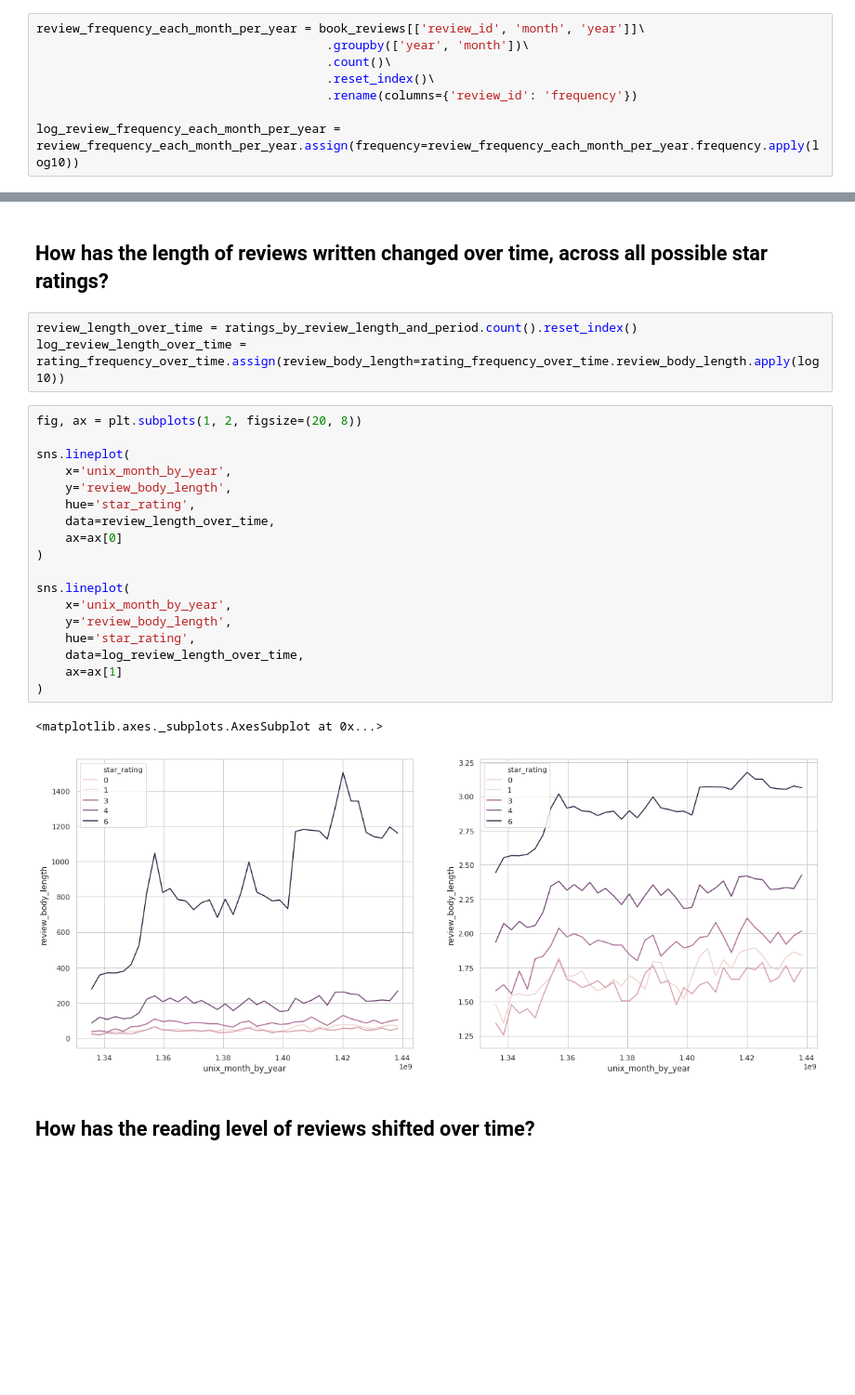
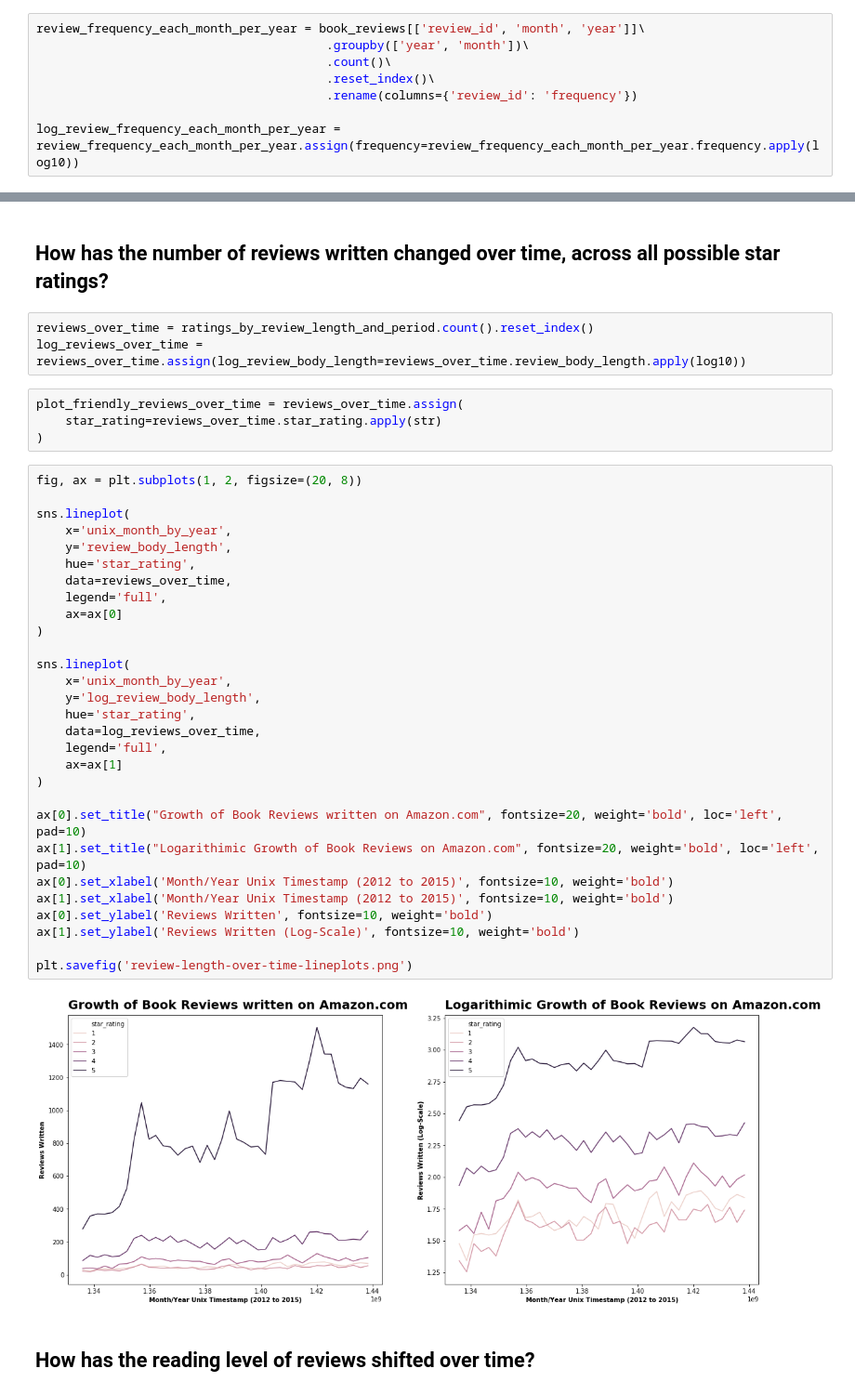
Before and after one commit to LambdaSchool/DS-Unit-1-Sprint-5-Data-Storytelling-Blog-Post, a Jupyter notebook: notebooks/amazon.ipynb, the cells around one changed output, grey strips where cells are left out. Shown at 93% size. Drawn from its saved outputs; the diff is of its cells as text; blank space fills up the shorter version.

Commit message:
fixed plot legend

```diff
--- a/notebooks/amazon.ipynb
+++ b/notebooks/amazon.ipynb
@@ -394,29 +375,43 @@ sns.lineplot(
 # %% [markdown]
-## How has the length of reviews written changed over time, across all possible star ratings?
+## How has the number of reviews written changed over time, across all possible star ratings?
 # %%
-review_length_over_time = ratings_by_review_length_and_period.count().reset_index()
-log_review_length_over_time = rating_frequency_over_time.assign(review_body_length=rating_frequency_over_time.review_body_length.apply(log10))
+reviews_over_time = ratings_by_review_length_and_period.count().reset_index()
+log_reviews_over_time = reviews_over_time.assign(log_review_body_length=reviews_over_time.review_body_length.apply(log10))
-# %%
-fig, ax = plt.subplots(1, 2, figsize=(20, 8))
-
-sns.lineplot(
-    x='unix_month_by_year',
-    y='review_body_length',
-    hue='star_rating',
-    data=review_length_over_time,
-    ax=ax[0]
-)
-
-sns.lineplot(
-    x='unix_month_by_year',
-    y='review_body_length',
-    hue='star_rating',
-    data=log_review_length_over_time,
-    ax=ax[1]
-)
-# %% [output]
-<matplotlib.axes._subplots.AxesSubplot at 0x...>
-[figure, removed]
+# %%
+plot_friendly_reviews_over_time = reviews_over_time.assign(
+    star_rating=reviews_over_time.star_rating.apply(str)
+)
+# %%
+fig, ax = plt.subplots(1, 2, figsize=(20, 8))
+
+sns.lineplot(
+    x='unix_month_by_year',
+    y='review_body_length',
+    hue='star_rating',
+    data=reviews_over_time,
+    legend='full',
+    ax=ax[0]
+)
+
+sns.lineplot(
+    x='unix_month_by_year',
+    y='log_review_body_length',
+    hue='star_rating',
+    data=log_reviews_over_time,
+    legend='full',
+    ax=ax[1]
+)
+
+ax[0].set_title("Growth of Book Reviews written on Amazon.com", fontsize=20, weight='bold', loc='left', pad=10)
+ax[1].set_title("Logarithimic Growth of Book Reviews on Amazon.com", fontsize=20, weight='bold', loc='left', pad=10)
+ax[0].set_xlabel('Month/Year Unix Timestamp (2012 to 2015)', fontsize=10, weight='bold')
+ax[1].set_xlabel('Month/Year Unix Timestamp (2012 to 2015)', fontsize=10, weight='bold')
+ax[0].set_ylabel('Reviews Written', fontsize=10, weight='bold')
+ax[1].set_ylabel('Reviews Written (Log-Scale)', fontsize=10, weight='bold')
+
+plt.savefig('review-length-over-time-lineplots.png')
+# %% [output]
+[figure, added]
 # %% [markdown]
 ## How has the reading level of reviews shifted over time?
 # %%
```
Also changed, not shown: parts of 3 cells of this notebook.
